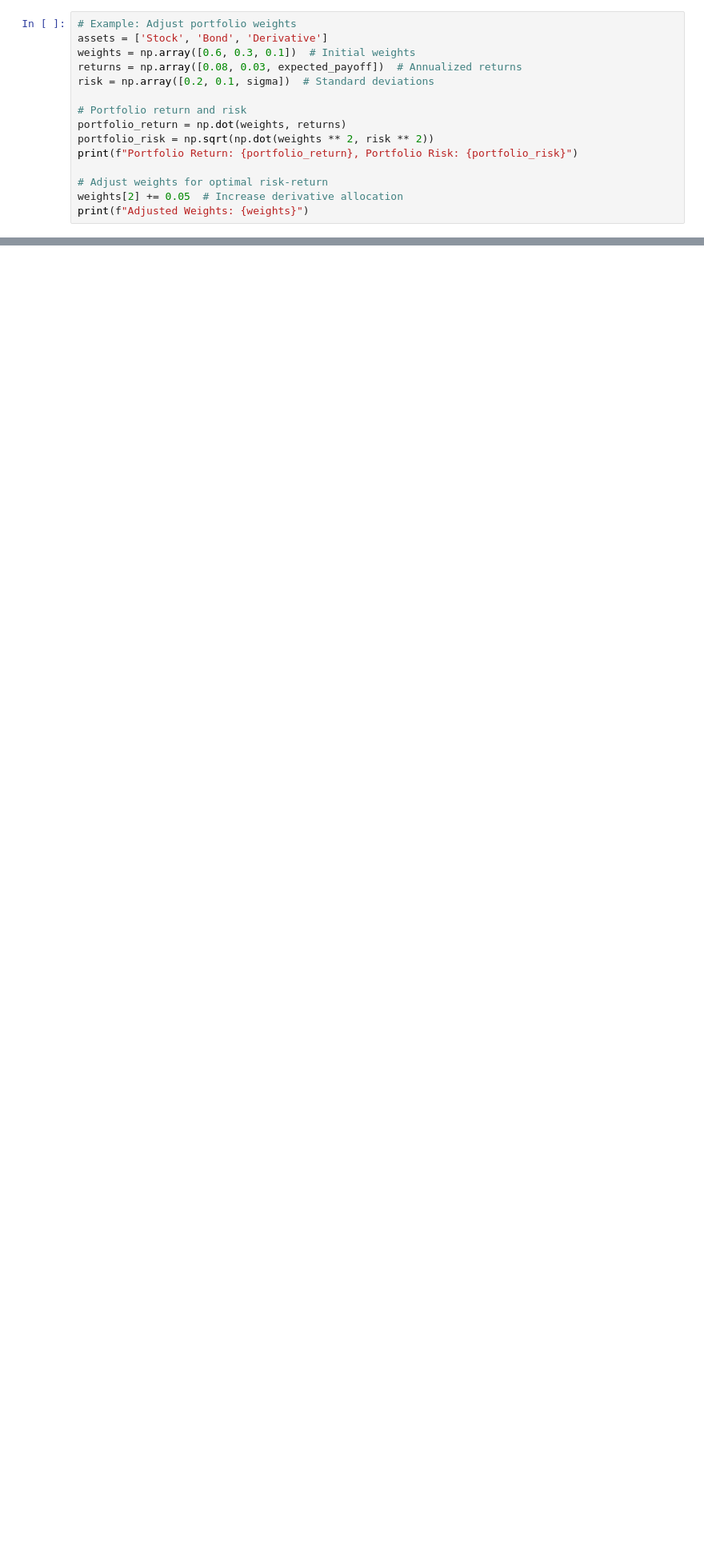
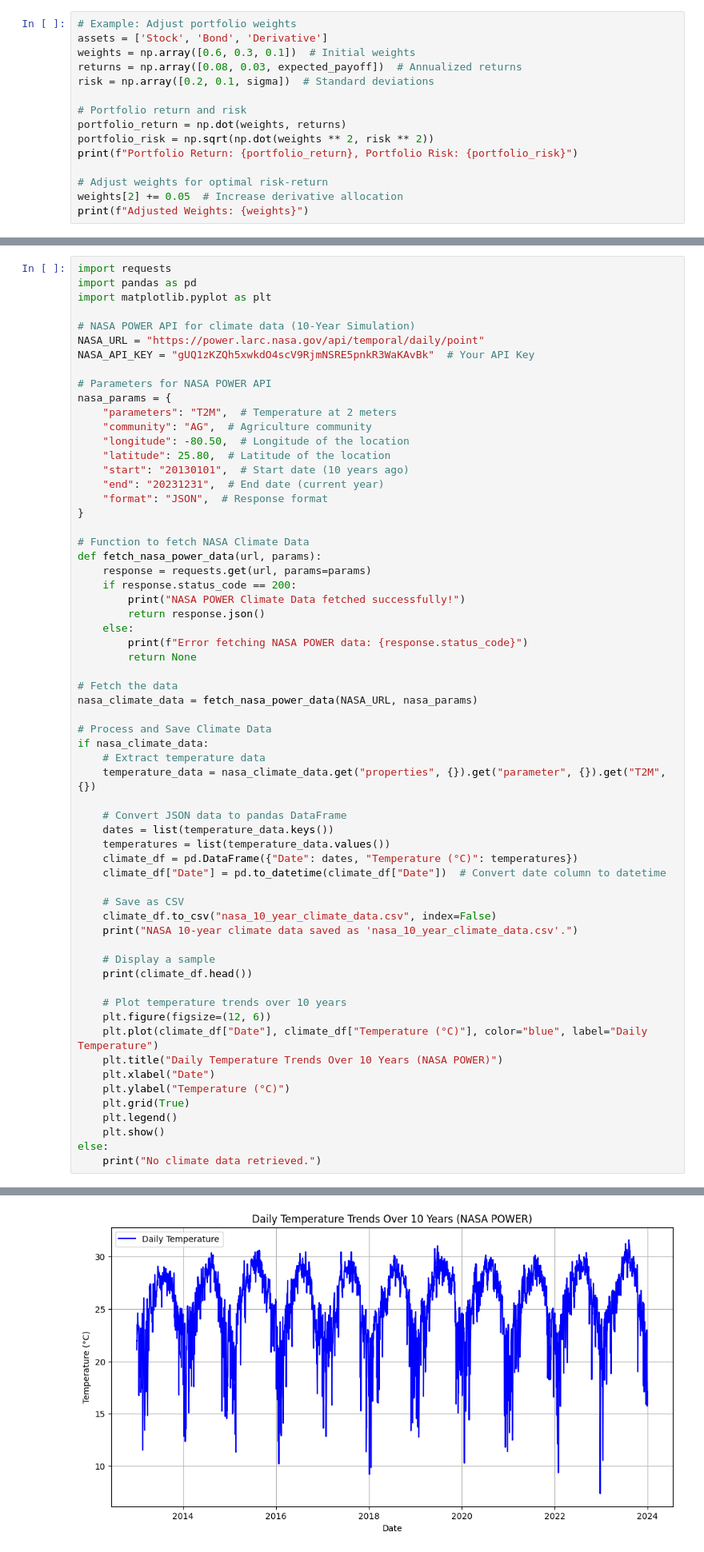
Before and after one commit to Phdbalogun/Capstone-project, a Jupyter notebook: CAPSTONE_Student_Group_7882.ipynb, the cells around one changed output, grey strips where cells are left out. Shown at 80% size. Cells and saved outputs as stored; diff of their text form; blank space fills up the shorter version.

```diff
--- a/CAPSTONE_Student_Group_7882.ipynb
+++ b/CAPSTONE_Student_Group_7882.ipynb
@@ -157,0 +162,63 @@ print(f"Adjusted Weights: {weights}")
+# %%
+import requests
+import pandas as pd
+import matplotlib.pyplot as plt
+
+# NASA POWER API for climate data (10-Year Simulation)
+NASA_URL = "https://power.larc.nasa.gov/api/temporal/daily/point"
+NASA_API_KEY = "gUQ1zKZQh5xwkdO4scV9RjmNSRE5pnkR3WaKAvBk"  # Your API Key
+
+# Parameters for NASA POWER API
+nasa_params = {
+    "parameters": "T2M",  # Temperature at 2 meters
+    "community": "AG",  # Agriculture community
+    "longitude": -80.50,  # Longitude of the location
+    "latitude": 25.80,  # Latitude of the location
+    "start": "20130101",  # Start date (10 years ago)
+    "end": "20231231",  # End date (current year)
+    "format": "JSON",  # Response format
+}
+
+# Function to fetch NASA Climate Data
+def fetch_nasa_power_data(url, params):
+    response = requests.get(url, params=params)
+    if response.status_code == 200:
+        print("NASA POWER Climate Data fetched successfully!")
+        return response.json()
+    else:
+        print(f"Error fetching NASA POWER data: {response.status_code}")
+        return None
+
+# Fetch the data
+nasa_climate_data = fetch_nasa_power_data(NASA_URL, nasa_params)
+
+# Process and Save Climate Data
+if nasa_climate_data:
+    # Extract temperature data
+    temperature_data = nasa_climate_data.get("properties", {}).get("parameter", {}).get("T2M", {})
+
+    # Convert JSON data to pandas DataFrame
+    dates = list(temperature_data.keys())
+    temperatures = list(temperature_data.values())
+    climate_df = pd.DataFrame({"Date": dates, "Temperature (°C)": temperatures})
+    climate_df["Date"] = pd.to_datetime(climate_df["Date"])  # Convert date column to datetime
+
+    # Save as CSV
+    climate_df.to_csv("nasa_10_year_climate_data.csv", index=False)
+    print("NASA 10-year climate data saved as 'nasa_10_year_climate_data.csv'.")
+
+    # Display a sample
+    print(climate_df.head())
+
+    # Plot temperature trends over 10 years
+    plt.figure(figsize=(12, 6))
+    plt.plot(climate_df["Date"], climate_df["Temperature (°C)"], color="blue", label="Daily Temperature")
+    plt.title("Daily Temperature Trends Over 10 Years (NASA POWER)")
+    plt.xlabel("Date")
+    plt.ylabel("Temperature (°C)")
+    plt.grid(True)
+    plt.legend()
+    plt.show()
+else:
+    print("No climate data retrieved.")
+# %% [output]
@@ -157,0 +233 @@ print(f"Adjusted Weights: {weights}")
+[figure, added]
```
Also changed, not shown: parts of 12 cells of this notebook.
